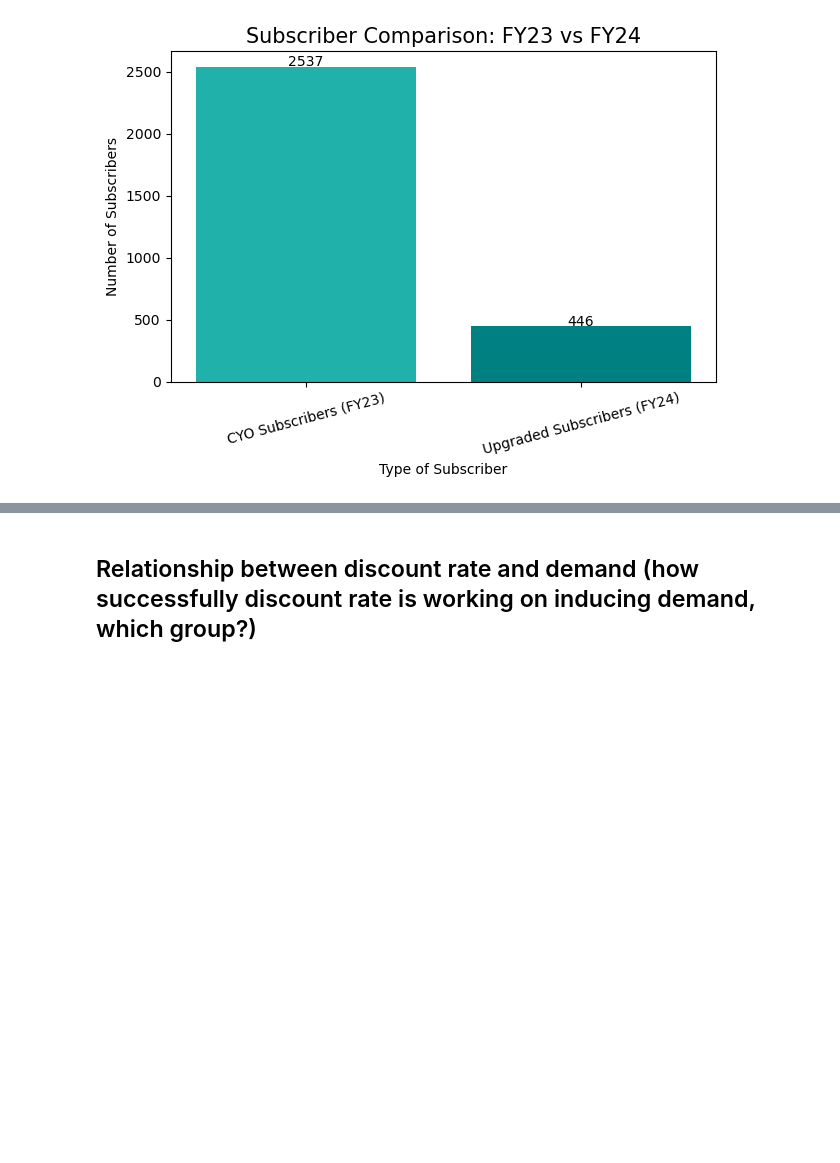
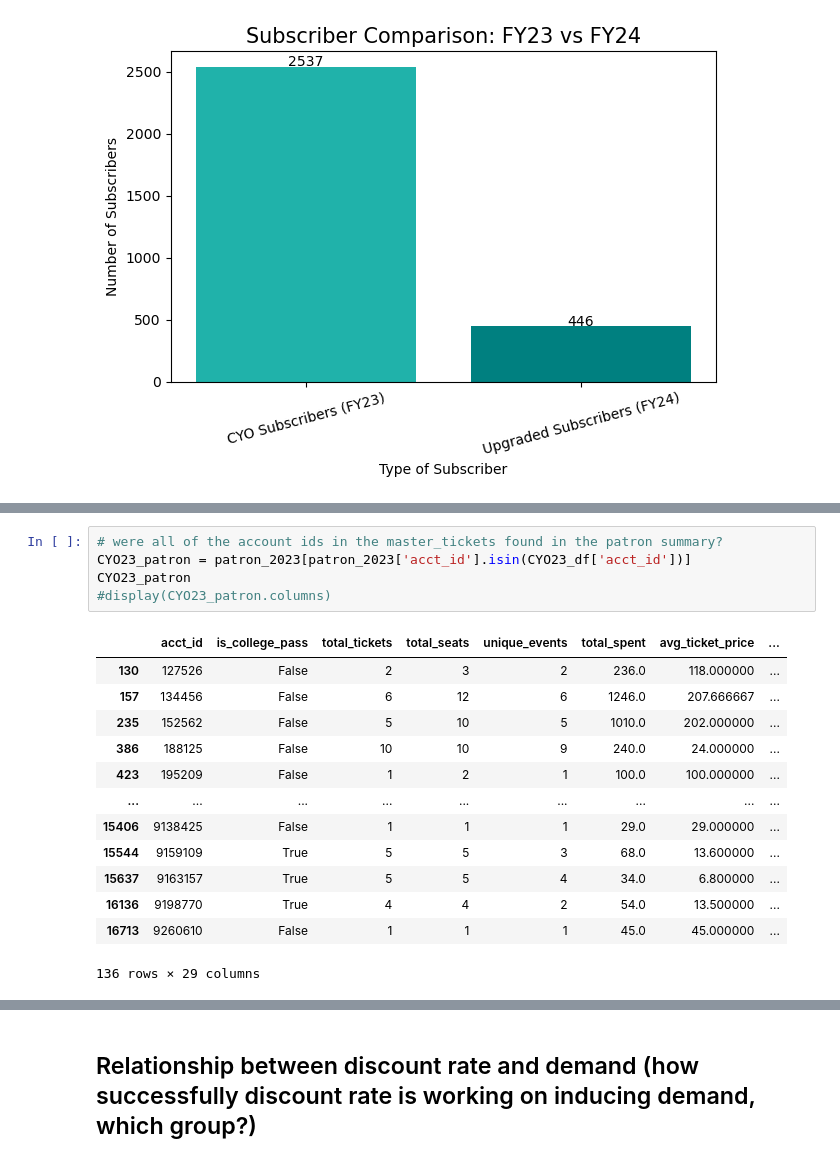
Before and after one commit to gabriela-ilinca/ASO, a Jupyter notebook: briana_workbook.ipynb, the cells around one changed output, grey strips where cells are left out. Drawn from its saved outputs; the diff is of its cells as text; blank space fills up the shorter version.

```diff
--- a/briana_workbook.ipynb
+++ b/briana_workbook.ipynb
@@ -267,3 +256,22 @@ CYO23['acct_id']
 28578    4324673
 28583    8874502
 Name: acct_id, Length: 2537, dtype: int64
+# %%
+# were all of the account ids in the master_tickets found in the patron summary?
+CYO23_patron = patron_2023[patron_2023['acct_id'].isin(CYO23_df['acct_id'])]
+CYO23_patron
+#display(CYO23_patron.columns)
+# %% [output]
+|  | acct_id | is_college_pass | total_tickets | total_seats | unique_events | total_spent | avg_ticket_price | ... |
+| 130 | 127526 | False | 2 | 3 | 2 | 236.0 | 118.000000 | ... |
+| 157 | 134456 | False | 6 | 12 | 6 | 1246.0 | 207.666667 | ... |
+| 235 | 152562 | False | 5 | 10 | 5 | 1010.0 | 202.000000 | ... |
+| 386 | 188125 | False | 10 | 10 | 9 | 240.0 | 24.000000 | ... |
+| 423 | 195209 | False | 1 | 2 | 1 | 100.0 | 100.000000 | ... |
+| ... | ... | ... | ... | ... | ... | ... | ... | ... |
+| 15406 | 9138425 | False | 1 | 1 | 1 | 29.0 | 29.000000 | ... |
+| 15544 | 9159109 | True | 5 | 5 | 3 | 68.0 | 13.600000 | ... |
+| 15637 | 9163157 | True | 5 | 5 | 4 | 34.0 | 6.800000 | ... |
+| 16136 | 9198770 | True | 4 | 4 | 2 | 54.0 | 13.500000 | ... |
+| 16713 | 9260610 | False | 1 | 1 | 1 | 45.0 | 45.000000 | ... |
+136 rows × 29 columns
```
Also changed, not shown: parts of 6 cells of this notebook.
